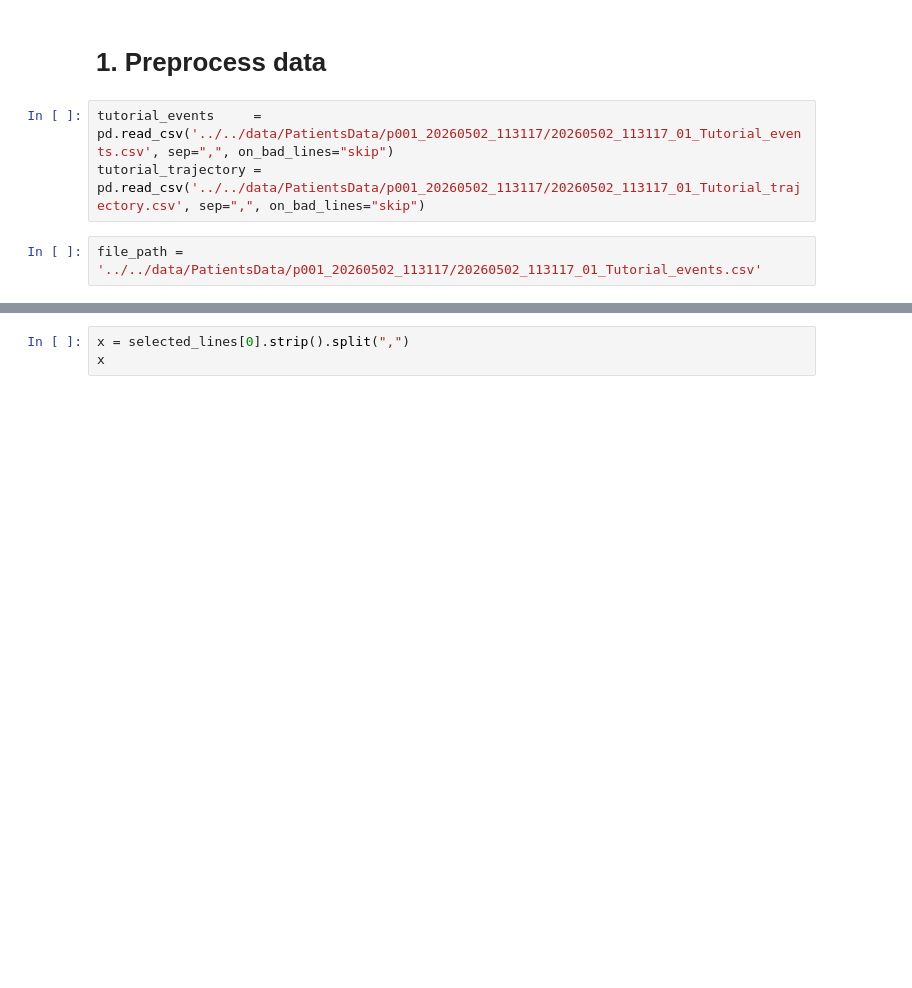
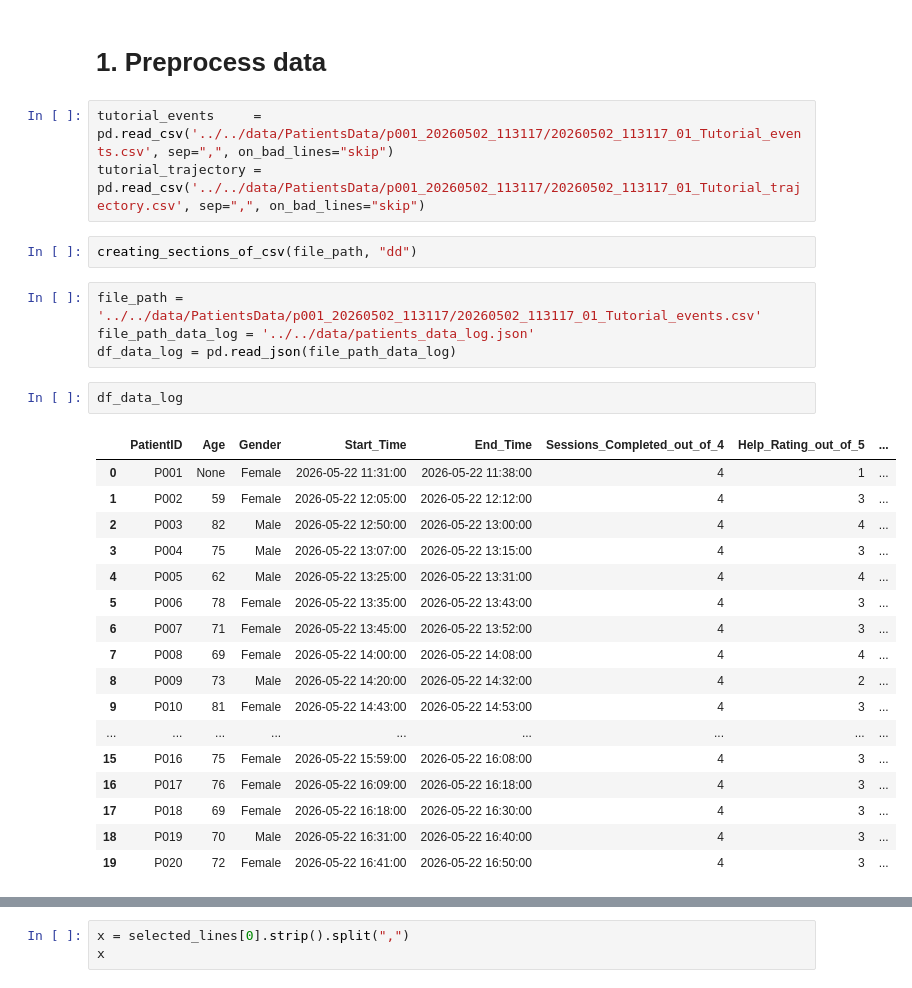
Before and after one commit to sana-mirahsani/detection_AD_with_VR_data, a Jupyter notebook: src/notebooks/creating_summary.ipynb, the cells around one changed output, grey strips where cells are left out. Saved outputs shown, nothing was run; the diff lists cells and outputs as text; blank space fills up the shorter version.

```diff
--- a/src/notebooks/creating_summary.ipynb
+++ b/src/notebooks/creating_summary.ipynb
@@ -8,5 +12,29 @@ import re
 # %%
 tutorial_events     = pd.read_csv('../../data/PatientsData/p001_20260502_113117/20260502_113117_01_Tutorial_events.csv', sep=",", on_bad_lines="skip")
 tutorial_trajectory = pd.read_csv('../../data/PatientsData/p001_20260502_113117/20260502_113117_01_Tutorial_trajectory.csv', sep=",", on_bad_lines="skip")
+# %%
+creating_sections_of_csv(file_path, "dd")
 # %%
 file_path = '../../data/PatientsData/p001_20260502_113117/20260502_113117_01_Tutorial_events.csv'
+file_path_data_log = '../../data/patients_data_log.json'
+df_data_log = pd.read_json(file_path_data_log)
+# %%
+df_data_log
+# %% [output]
+|  | PatientID | Age | Gender | Start_Time | End_Time | Sessions_Completed_out_of_4 | Help_Rating_out_of_5 | ... |
+| 0 | P001 | None | Female | 2026-05-22 11:31:00 | 2026-05-22 11:38:00 | 4 | 1 | ... |
+| 1 | P002 | 59 | Female | 2026-05-22 12:05:00 | 2026-05-22 12:12:00 | 4 | 3 | ... |
+| 2 | P003 | 82 | Male | 2026-05-22 12:50:00 | 2026-05-22 13:00:00 | 4 | 4 | ... |
+| 3 | P004 | 75 | Male | 2026-05-22 13:07:00 | 2026-05-22 13:15:00 | 4 | 3 | ... |
+| 4 | P005 | 62 | Male | 2026-05-22 13:25:00 | 2026-05-22 13:31:00 | 4 | 4 | ... |
+| 5 | P006 | 78 | Female | 2026-05-22 13:35:00 | 2026-05-22 13:43:00 | 4 | 3 | ... |
+| 6 | P007 | 71 | Female | 2026-05-22 13:45:00 | 2026-05-22 13:52:00 | 4 | 3 | ... |
+| 7 | P008 | 69 | Female | 2026-05-22 14:00:00 | 2026-05-22 14:08:00 | 4 | 4 | ... |
+| 8 | P009 | 73 | Male | 2026-05-22 14:20:00 | 2026-05-22 14:32:00 | 4 | 2 | ... |
+| 9 | P010 | 81 | Female | 2026-05-22 14:43:00 | 2026-05-22 14:53:00 | 4 | 3 | ... |
+| ... | ... | ... | ... | ... | ... | ... | ... | ... |
+| 15 | P016 | 75 | Female | 2026-05-22 15:59:00 | 2026-05-22 16:08:00 | 4 | 3 | ... |
+| 16 | P017 | 76 | Female | 2026-05-22 16:09:00 | 2026-05-22 16:18:00 | 4 | 3 | ... |
+| 17 | P018 | 69 | Female | 2026-05-22 16:18:00 | 2026-05-22 16:30:00 | 4 | 3 | ... |
+| 18 | P019 | 70 | Male | 2026-05-22 16:31:00 | 2026-05-22 16:40:00 | 4 | 3 | ... |
+| 19 | P020 | 72 | Female | 2026-05-22 16:41:00 | 2026-05-22 16:50:00 | 4 | 3 | ... |
```
Also changed, not shown: parts of 12 cells of this notebook, 1 other file.
